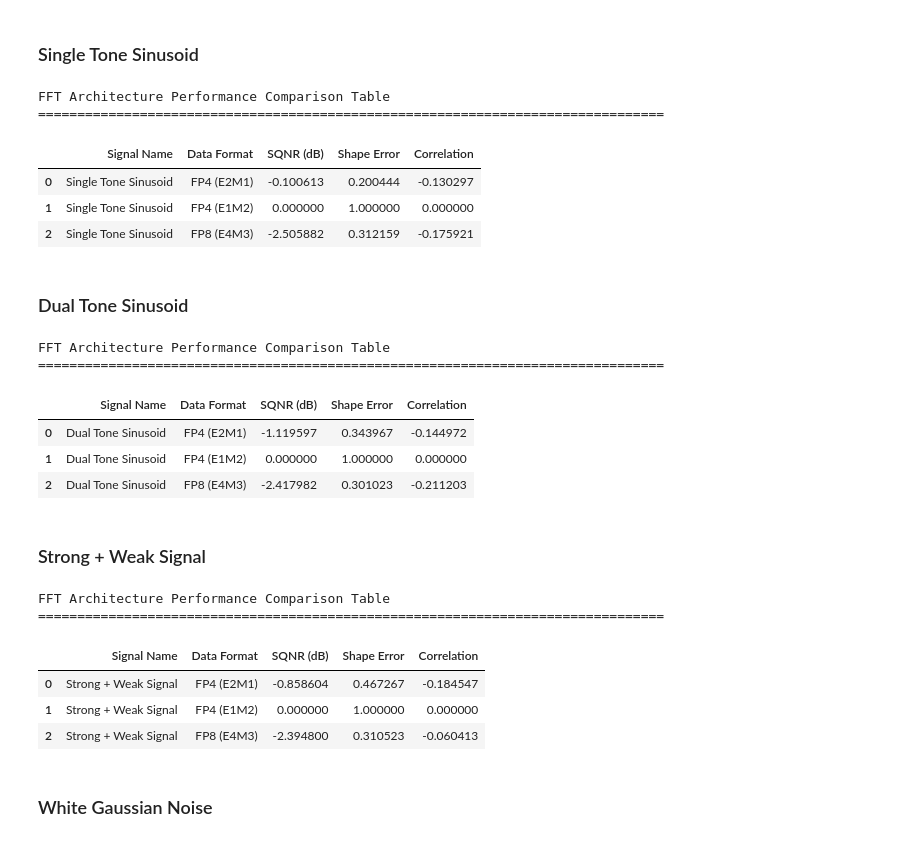
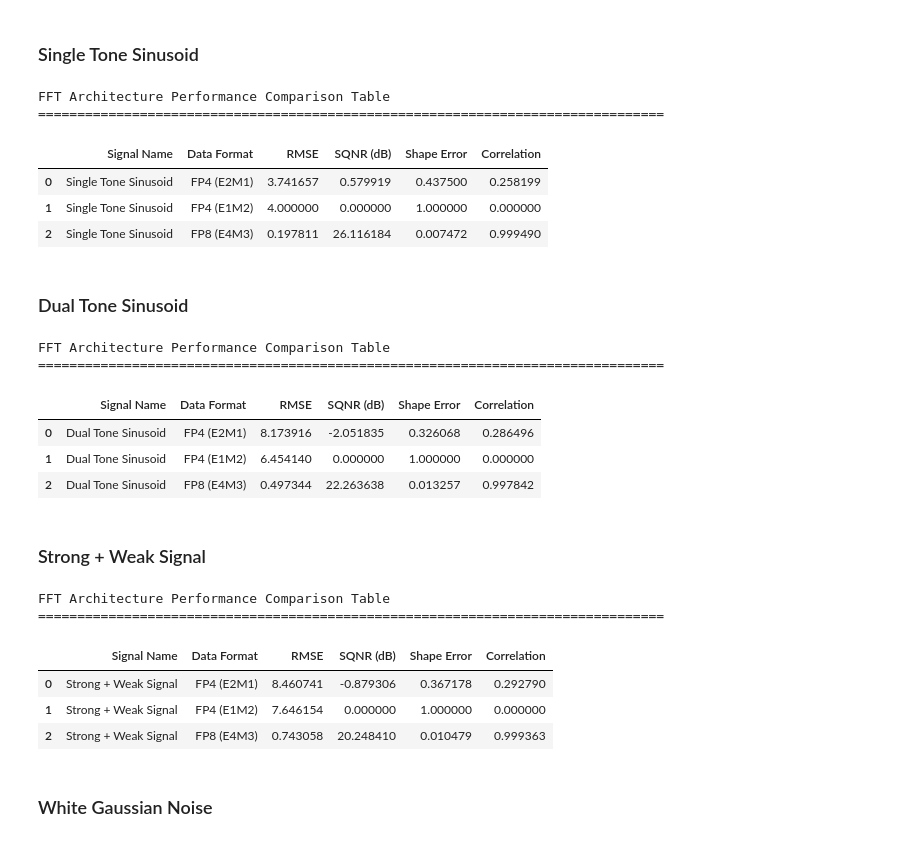
Before and after one commit to RohanCoderiiitb/FFT-Processor, a Jupyter notebook: FFT_Processor_Evaluation_Assistant.ipynb, the cells around one changed output. Drawn from its saved outputs; the diff is of its cells as text; code cells hidden in the pictures.

```diff
--- a/FFT_Processor_Evaluation_Assistant.ipynb
+++ b/FFT_Processor_Evaluation_Assistant.ipynb
@@ -65,3 +108,25 @@ def fft_radix2_hw_accurate(x, quant_func):
+# %%
+def run_architecture_test(x_input, arch_tuple):
+    N = len(x_input)
+    stages = int(np.log2(N))
+
+    indices = [int('{:0{width}b}'.format(i, width=stages)[::-1], 2) for i in range(N)]
+    x = np.array([x_input[i] for i in indices], dtype=complex)
+
+    for stage in range(stages):
+        stride = 2**stage
+        for g in range(0, N, stride * 2):
+            for b in range(stride):
+                W_q = get_hardware_twiddle(b, stride * 2, arch_tuple)
+
+                idx_a, idx_b = g + b, g + b + stride
+                x[idx_a], x[idx_b] = hardware_butterfly(x[idx_a], x[idx_b], W_q, arch_tuple)
+
+    return x
+
+E2M1 = (2, 1, 1)
+E1M2 = (1, 2, 0)
+FP8  = (4, 3, 7)
 # %% [markdown]
 ## Testing using the following signals:
 1. Single tone sinusoid
@@ -78,6 +143,11 @@ def compute_sqnr(ref, quant):
   signal_power = np.sum(np.abs(ref)**2)
   noise_power = np.sum(np.abs(ref - quant)**2)
   return 10*np.log10(signal_power/(noise_power + 1e-18))
+
+def compute_root_mean_square_error(ref, quant):
+  error = ref - quant
+  mse = np.mean(np.abs(error)**2)
+  return np.sqrt(mse)
 
 def compute_mean_shape_error(ref, quant):
   mag_ref = np.abs(ref)
@@ -110,43 +180,46 @@ x = np.sin(2*np.pi*k*n/N)
 
 X_fft_ref = np.fft.fft(x)
 
-X_fp4_e2m1 = fft_radix2_hw_accurate(x,quant_e2m1)
-X_fp4_e1m2 = fft_radix2_hw_accurate(x,quant_e1m2)
-X_fp8_e4m3 = fft_radix2_hw_accurate(x,quant_fp8)
+X_fp4_e2m1 = run_architecture_test(x,E2M1)
+X_fp4_e1m2 = run_architecture_test(x,E1M2)
+X_fp8_e4m3 = run_architecture_test(x,FP8)
 # %%
 import pandas as pd
 
 data = [
     {"Signal Name": "Single Tone Sinusoid", "Data Format": "FP4 (E2M1)",
+     "RMSE": compute_root_mean_square_error(X_fft_ref, X_fp4_e2m1),
      "SQNR (dB)": compute_sqnr(X_fft_ref, X_fp4_e2m1),
      "Shape Error": compute_mean_shape_error(X_fft_ref, X_fp4_e2m1),
      "Correlation": compute_spectral_correlation_coefficient(X_fft_ref, X_fp4_e2m1)},
 
     {"Signal Name": "Single Tone Sinusoid", "Data Format": "FP4 (E1M2)",
+     "RMSE": compute_root_mean_square_error(X_fft_ref, X_fp4_e1m2),
      "SQNR (dB)": compute_sqnr(X_fft_ref, X_fp4_e1m2),
      "Shape Error": compute_mean_shape_error(X_fft_ref, X_fp4_e1m2),
      "Correlation": compute_spectral_correlation_coefficient(X_fft_ref, X_fp4_e1m2)},
 
     {"Signal Name": "Single Tone Sinusoid", "Data Format": "FP8 (E4M3)",
+     "RMSE": compute_root_mean_square_error(X_fft_ref, X_fp8_e4m3),
      "SQNR (dB)": compute_sqnr(X_fft_ref, X_fp8_e4m3),
      "Shape Error": compute_mean_shape_error(X_fft_ref, X_fp8_e4m3),
      "Correlation": compute_spectral_correlation_coefficient(X_fft_ref, X_fp8_e4m3)},
 ]
 
 results_table = pd.DataFrame(data)
 
-results_table = results_table[["Signal Name", "Data Format", "SQNR (dB)", "Shape Error", "Correlation"]]
+results_table = results_table[["Signal Name", "Data Format", "RMSE", "SQNR (dB)", "Shape Error", "Correlation"]]
 
 print("FFT Architecture Performance Comparison Table")
 print("="*80)
 display(results_table)
 # %% [output]
 FFT Architecture Performance Comparison Table
 ================================================================================
-|  | Signal Name | Data Format | SQNR (dB) | Shape Error | Correlation |
-| 0 | Single Tone Sinusoid | FP4 (E2M1) | -0.100613 | 0.200444 | -0.130297 |
-| 1 | Single Tone Sinusoid | FP4 (E1M2) | 0.000000 | 1.000000 | 0.000000 |
-| 2 | Single Tone Sinusoid | FP8 (E4M3) | -2.505882 | 0.312159 | -0.175921 |
+|  | Signal Name | Data Format | RMSE | SQNR (dB) | Shape Error | Correlation |
+| 0 | Single Tone Sinusoid | FP4 (E2M1) | 3.741657 | 0.579919 | 0.437500 | 0.258199 |
+| 1 | Single Tone Sinusoid | FP4 (E1M2) | 4.000000 | 0.000000 | 1.000000 | 0.000000 |
+| 2 | Single Tone Sinusoid | FP8 (E4M3) | 0.197811 | 26.116184 | 0.007472 | 0.999490 |
 # %% [markdown]
 ### Dual Tone Sinusoid
 # %%
@@ -163,16 +236,19 @@ import pandas as pd
 
 data = [
     {"Signal Name": "Dual Tone Sinusoid", "Data Format": "FP4 (E2M1)",
+     "RMSE": compute_root_mean_square_error(X_fft_ref, X_fp4_e2m1),
      "SQNR (dB)": compute_sqnr(X_fft_ref, X_fp4_e2m1),
      "Shape Error": compute_mean_shape_error(X_fft_ref, X_fp4_e2m1),
      "Correlation": compute_spectral_correlation_coefficient(X_fft_ref, X_fp4_e2m1)},
 
     {"Signal Name": "Dual Tone Sinusoid", "Data Format": "FP4 (E1M2)",
+     "RMSE": compute_root_mean_square_error(X_fft_ref, X_fp4_e1m2),
      "SQNR (dB)": compute_sqnr(X_fft_ref, X_fp4_e1m2),
      "Shape Error": compute_mean_shape_error(X_fft_ref, X_fp4_e1m2),
      "Correlation": compute_spectral_correlation_coefficient(X_fft_ref, X_fp4_e1m2)},
 
     {"Signal Name": "Dual Tone Sinusoid", "Data Format": "FP8 (E4M3)",
+     "RMSE": compute_root_mean_square_error(X_fft_ref, X_fp8_e4m3),
      "SQNR (dB)": compute_sqnr(X_fft_ref, X_fp8_e4m3),
      "Shape Error": compute_mean_shape_error(X_fft_ref, X_fp8_e4m3),
      "Correlation": compute_spectral_correlation_coefficient(X_fft_ref, X_fp8_e4m3)},
@@ -180,7 +256,7 @@ data = [
 
 results_table = pd.DataFrame(data)
 
-results_table = results_table[["Signal Name", "Data Format", "SQNR (dB)", "Shape Error", "Correlation"]]
+results_table = results_table[["Signal Name", "Data Format", "RMSE", "SQNR (dB)", "Shape Error", "Correlation"]]
 
 print("FFT Architecture Performance Comparison Table")
 print("="*80)
@@ -188,10 +264,10 @@ display(results_table)
 # %% [output]
 FFT Architecture Performance Comparison Table
 ================================================================================
-|  | Signal Name | Data Format | SQNR (dB) | Shape Error | Correlation |
-| 0 | Dual Tone Sinusoid | FP4 (E2M1) | -1.119597 | 0.343967 | -0.144972 |
-| 1 | Dual Tone Sinusoid | FP4 (E1M2) | 0.000000 | 1.000000 | 0.000000 |
-| 2 | Dual Tone Sinusoid | FP8 (E4M3) | -2.417982 | 0.301023 | -0.211203 |
+|  | Signal Name | Data Format | RMSE | SQNR (dB) | Shape Error | Correlation |
+| 0 | Dual Tone Sinusoid | FP4 (E2M1) | 8.173916 | -2.051835 | 0.326068 | 0.286496 |
+| 1 | Dual Tone Sinusoid | FP4 (E1M2) | 6.454140 | 0.000000 | 1.000000 | 0.000000 |
+| 2 | Dual Tone Sinusoid | FP8 (E4M3) | 0.497344 | 22.263638 | 0.013257 | 0.997842 |
 # %% [markdown]
 ### Strong + Weak Signal
 # %%
@@ -208,16 +284,19 @@ import pandas as pd
 
 data = [
     {"Signal Name": "Strong + Weak Signal", "Data Format": "FP4 (E2M1)",
+     "RMSE": compute_root_mean_square_error(X_fft_ref, X_fp4_e2m1),
      "SQNR (dB)": compute_sqnr(X_fft_ref, X_fp4_e2m1),
      "Shape Error": compute_mean_shape_error(X_fft_ref, X_fp4_e2m1),
      "Correlation": compute_spectral_correlation_coefficient(X_fft_ref, X_fp4_e2m1)},
 
     {"Signal Name": "Strong + Weak Signal", "Data Format": "FP4 (E1M2)",
+     "RMSE": compute_root_mean_square_error(X_fft_ref, X_fp4_e1m2),
      "SQNR (dB)": compute_sqnr(X_fft_ref, X_fp4_e1m2),
      "Shape Error": compute_mean_shape_error(X_fft_ref, X_fp4_e1m2),
      "Correlation": compute_spectral_correlation_coefficient(X_fft_ref, X_fp4_e1m2)},
 
     {"Signal Name": "Strong + Weak Signal", "Data Format": "FP8 (E4M3)",
+     "RMSE": compute_root_mean_square_error(X_fft_ref, X_fp8_e4m3),
      "SQNR (dB)": compute_sqnr(X_fft_ref, X_fp8_e4m3),
      "Shape Error": compute_mean_shape_error(X_fft_ref, X_fp8_e4m3),
      "Correlation": compute_spectral_correlation_coefficient(X_fft_ref, X_fp8_e4m3)},
@@ -225,7 +304,7 @@ data = [
 
 results_table = pd.DataFrame(data)
 
-results_table = results_table[["Signal Name", "Data Format", "SQNR (dB)", "Shape Error", "Correlation"]]
+results_table = results_table[["Signal Name", "Data Format", "RMSE", "SQNR (dB)", "Shape Error", "Correlation"]]
 
 print("FFT Architecture Performance Comparison Table")
 print("="*80)
@@ -233,10 +312,10 @@ display(results_table)
 # %% [output]
 FFT Architecture Performance Comparison Table
 ================================================================================
-|  | Signal Name | Data Format | SQNR (dB) | Shape Error | Correlation |
-| 0 | Strong + Weak Signal | FP4 (E2M1) | -0.858604 | 0.467267 | -0.184547 |
-| 1 | Strong + Weak Signal | FP4 (E1M2) | 0.000000 | 1.000000 | 0.000000 |
-| 2 | Strong + Weak Signal | FP8 (E4M3) | -2.394800 | 0.310523 | -0.060413 |
+|  | Signal Name | Data Format | RMSE | SQNR (dB) | Shape Error | Correlation |
+| 0 | Strong + Weak Signal | FP4 (E2M1) | 8.460741 | -0.879306 | 0.367178 | 0.292790 |
+| 1 | Strong + Weak Signal | FP4 (E1M2) | 7.646154 | 0.000000 | 1.000000 | 0.000000 |
+| 2 | Strong + Weak Signal | FP8 (E4M3) | 0.743058 | 20.248410 | 0.010479 | 0.999363 |
 # %% [markdown]
 ### White Gaussian Noise
 # %%
```
Also changed, not shown: parts of 47 cells of this notebook.
